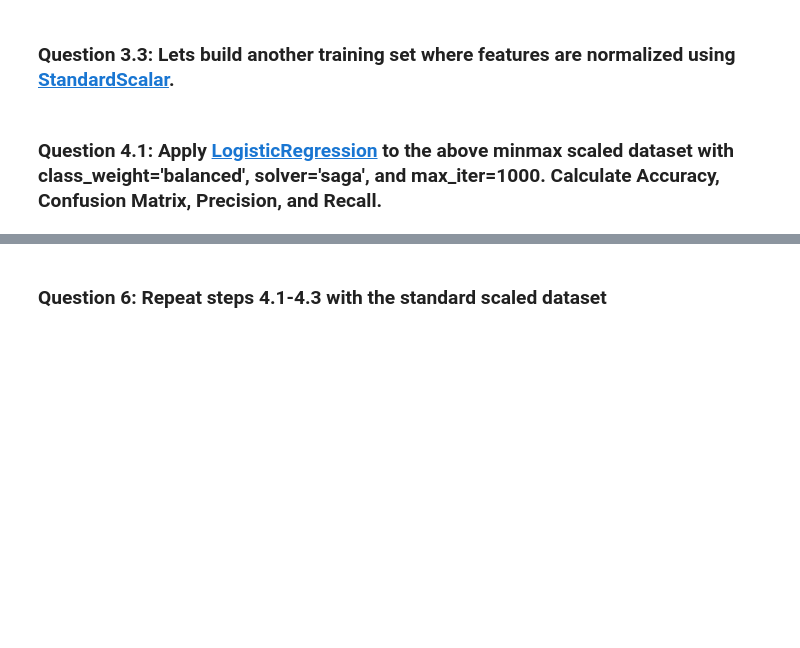
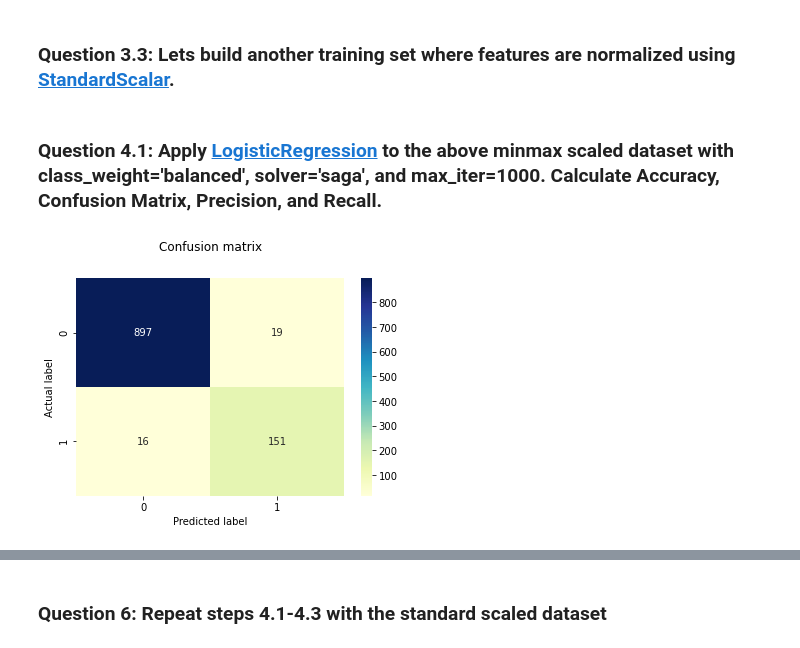
Before and after one commit to rodolfolermacontreras/ML_1_Assignment_4_Real, a Jupyter notebook: Mlearn510-Lesson04-Rodolfo_Lerma.ipynb, the cells around one changed output, grey strips where cells are left out. Cells and saved outputs as stored; diff of their text form; code cells hidden in the pictures; blank space fills up the shorter version.

```diff
--- a/Mlearn510-Lesson04-Rodolfo_Lerma.ipynb
+++ b/Mlearn510-Lesson04-Rodolfo_Lerma.ipynb
@@ -260,5 +255,6 @@ from sklearn.preprocessing import MinMaxScaler
 
 scaler = MinMaxScaler()
 scaler.fit(X_train)
-X_train_minmax_scaled = #fill this in
-X_test_minmax_scaled = #fill this in
+
+X_train_minmax_scaled = scaler.transform(X_train)
+X_test_minmax_scaled = scaler.transform(X_test)
@@ -270,9 +264,9 @@ SyntaxError: invalid syntax (<ipython-input-18-9019f8cfda08>, line 5)
 from sklearn.preprocessing import StandardScaler
 
 sscaler = StandardScaler()
-X_train_minmax_scaled = X_train.copy()
-X_test_minmax_scaled = X_test.copy()
+sscaler.fit(X_train)
 
-#fill this in
+X_train_std_scaled = sscaler.transform(X_train)
+X_test_std_scaled = sscaler.transform(X_test)
 # %% [markdown]
 ### Question 4.1: Apply [LogisticRegression](https://scikit-learn.org/stable/modules/generated/sklearn.linear_model.LogisticRegression.html) to the above minmax scaled dataset with class_weight='balanced', solver='saga', and max_iter=1000. Calculate Accuracy, Confusion Matrix, Precision, and Recall.
@@ -283,0 +273,28 @@ from sklearn.metrics import confusion_matrix
+# %%
+from sklearn.linear_model import LogisticRegression
+
+log_reg_sk_l2 = LogisticRegression(class_weight = 'balanced',
+                                solver = 'saga',
+                                max_iter = 1000)
+log_reg_sk_l2.fit(X_train_minmax_scaled, y_train)
+y_predicted_l2 = log_reg_sk_l2.predict(X_test_minmax_scaled)
+# %%
+from sklearn.metrics import (classification_report, confusion_matrix, accuracy_score, precision_score, recall_score, f1_score)
+
+#Confusion matrix
+cm_l2 = confusion_matrix(y_test, y_predicted_l2)
+
+def confusion_matrix_plot(cm):
+    fig, ax = plt.subplots()
+    class_names=[1,0] # name of classes
+    tick_marks = np.arange(len(class_names))
+    plt.xticks(tick_marks, class_names)
+    plt.yticks(tick_marks, class_names)
+    sns.heatmap(pd.DataFrame(cm), annot=True, cmap="YlGnBu" ,fmt='g')
+    plt.title('Confusion matrix', y=1.1)
+    plt.ylabel('Actual label')
+    plt.xlabel('Predicted label')
+
+confusion_matrix_plot(cm_l2)
+# %% [output]
+[figure, added]
```
Also changed, not shown: parts of 15 cells of this notebook.
